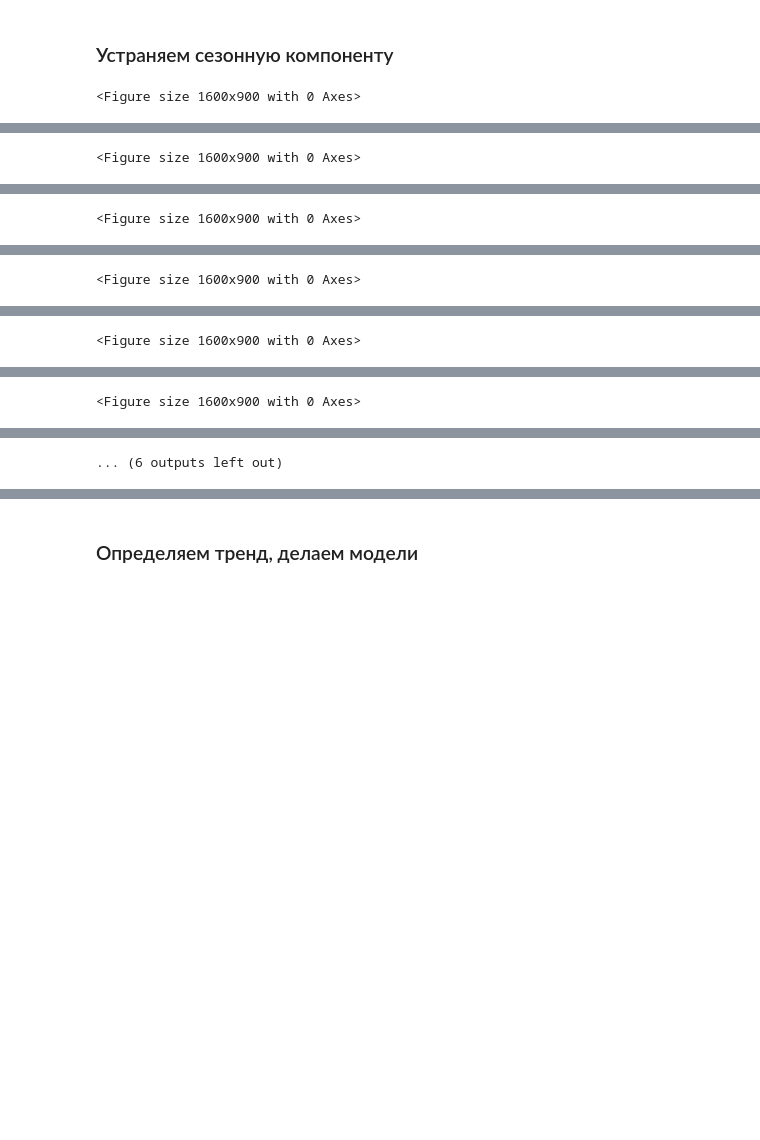
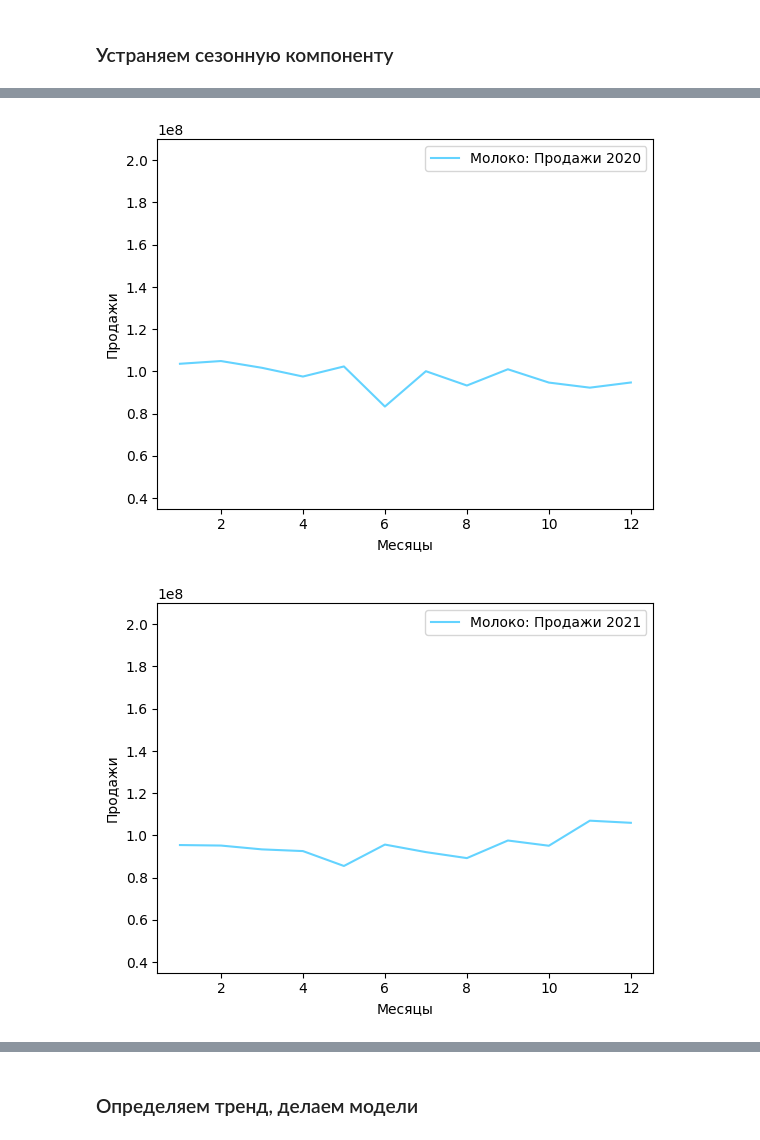
Before and after one commit to AltairkaGit/MilkStats, a Jupyter notebook: model.ipynb, the cells around one changed output, grey strips where cells are left out. Drawn from its saved outputs; the diff is of its cells as text; code cells hidden in the pictures; blank space fills up the shorter version.

```diff
--- a/model.ipynb
+++ b/model.ipynb
@@ -290,36 +288,30 @@ season_component(key)
 # %%
 def erase_season_component(key):
     data[key]['ПродажиБезСезоннойКомпоненты'] = {}
     for year in data[key]['Годы']:
         data[key]['ПродажиБезСезоннойКомпоненты'][year] = []
 
     for year in data[key]['Годы']:
         for i in range(len(months)):
             data[key]['ПродажиБезСезоннойКомпоненты'][year].append(data[key]['ПродажиПоГодам'][year][i] - data[key]['СредняяСезонная'][i])
 
 def show_erased_season_component(key):
     for year, sales in sorted(data[key]['ПродажиБезСезоннойКомпоненты'].items(), key=lambda x: x[0]):
-        plt.figure(figsize=(16, 9))
         fig, ax = plt.subplots()
         sns.lineplot(x=range(1, len(sales) + 1), y=sales, color='#63d3ff', label=key + ': Продажи ' + str(year), ax=ax)
         ax.set_ylim(35000000, 210000000)
         plt.xlabel('Месяцы')
         plt.ylabel('Продажи')
         plt.show()
 
 erase_season_component(key)
 show_erased_season_component(key)
 # %% [output]
-<Figure size 1600x900 with 0 Axes>
 [figure]
-<Figure size 1600x900 with 0 Axes>
 [figure]
-<Figure size 1600x900 with 0 Axes>
 [figure]
-<Figure size 1600x900 with 0 Axes>
 [figure]
-<Figure size 1600x900 with 0 Axes>
 [figure]
-<Figure size 1600x900 with 0 Axes>
 [figure]
-... (6 outputs left out)
+[figure, added]
+[figure, added]
```
Also changed, not shown: parts of 6 cells of this notebook.
